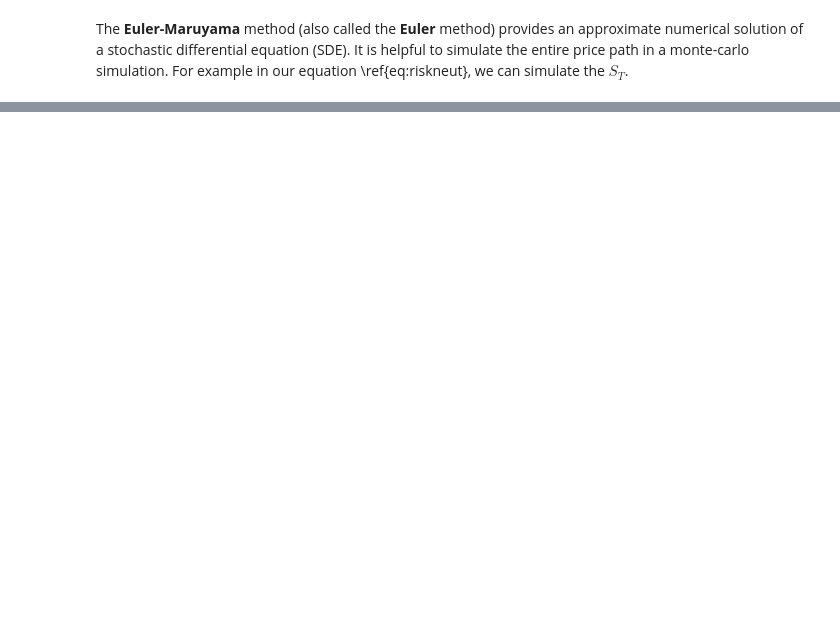
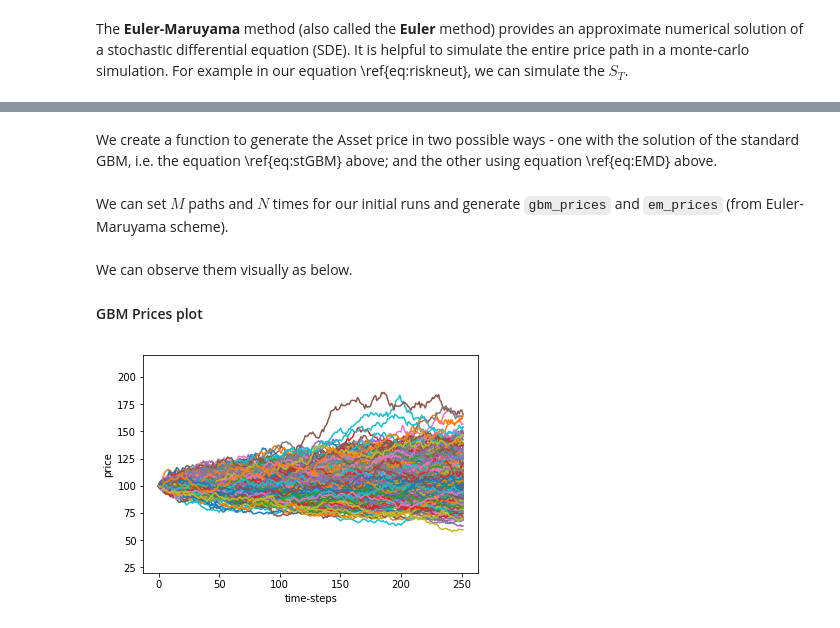
Before and after one commit to sydelcid/finmisc, a Jupyter notebook: assignment_3.ipynb, the cells around one changed output, grey strips where cells are left out. Saved outputs shown, nothing was run; the diff lists cells and outputs as text; code cells hidden in the pictures; blank space fills up the shorter version.

```diff
--- a/assignment_3.ipynb
+++ b/assignment_3.ipynb
@@ -32,4 +40,6 @@ In both cases use the Euler-Maruyama scheme for initially simulating the underly
 \text{volatility}\ \sigma &= 20\% \\
 \text{constant risk-free interest rate}\ r &= 5\%
 \end{align*}
+# %%
+init_args = [100, 100, 1, 0.2, 0.05]
 # %% [markdown]
@@ -38,0 +130,7 @@ The **Euler-Maruyama** method (also called the **Euler** method) provides an app
+# %%
+S0 = init_args[0]
+E = init_args[1]
+Time_to_expiry = init_args[2]
+vol = init_args[3]
+rf = init_args[4]
+BScallval = euro_vanilla(S0, E, Time_to_expiry, vol, rf, option = 'call')
@@ -38,0 +163,40 @@ The **Euler-Maruyama** method (also called the **Euler** method) provides an app
+# %% [markdown]
+We create a function to generate the Asset price in two possible ways - one with the solution of the standard GBM, i.e. the equation \ref{eq:stGBM} above; and the other using equation \ref{eq:EMD} above.
+# %%
+def ts_price_gen(M, N, S0, T, sigma, r, scheme = 'euler'):
+    unif_samples = np.random.uniform(size=(M,N))
+    norm_samples = norminv(unif_samples)
+    dtsize = 1/N
+    t_arr = np.arange(0,T,dtsize)
+    dt_steps_arr = np.diff(np.append(np.array([0]),t_arr))
+    rf_t = np.array([r for i in t_arr])
+    sqrt_dt = np.sqrt(dt_steps_arr)
+    if scheme == 'gbm':
+        increments = np.exp((rf_t - 0.5*(sigma**2))*t_arr + sigma*(np.cumsum(sqrt_dt*norm_samples,axis=1)))
+    elif scheme == 'euler':
+        increments = np.cumprod(1 + rf_t*dt_steps_arr + sqrt_dt*sigma*norm_samples,axis=1)
+    else:
+        print('Error! Cannot identify scheme type!')
+        return None
+    prices = S0*increments
+    return prices
+# %% [markdown]
+We can set $ M $ paths and $ N $ times for our initial runs and generate `gbm_prices` and `em_prices` (from Euler-Maruyama scheme).
+# %%
+M = 10000
+N = 252
+gbm_prices = ts_price_gen(M, N, S0, Time_to_expiry, vol, rf,'gbm')
+em_prices = ts_price_gen(M, N, S0, Time_to_expiry, vol, rf,'euler')
+# %% [markdown]
+We can observe them visually as below.
+#### GBM Prices plot
+# %%
+for aa in range(N):
+    plt.plot(range(N),gbm_prices[aa])
+axes = plt.gca()
+axes.set_ylim([20,220])
+plt.ylabel('price')
+plt.xlabel('time-steps')
+plt.show()
+# %% [output]
+[figure, added]
```
Also changed, not shown: parts of 59 cells of this notebook.
